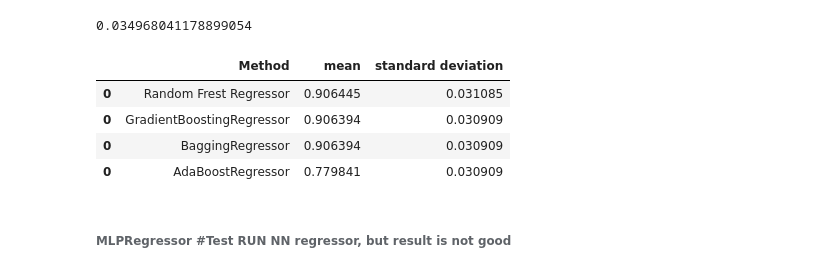
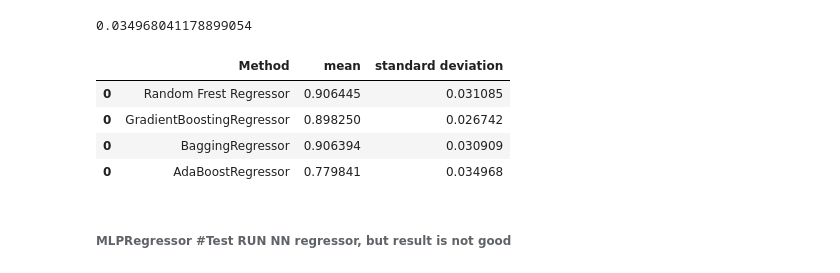
Before and after one commit to yuyetang/AIML, a Jupyter notebook: ConcreteCompressiveStrength.ipynb, the cells around one changed output. Saved outputs shown, nothing was run; the diff lists cells and outputs as text; code cells hidden in the pictures.

```diff
--- a/ConcreteCompressiveStrength.ipynb
+++ b/ConcreteCompressiveStrength.ipynb
@@ -985,7 +985,7 @@ resultsDf
 # %%
 from sklearn.ensemble import GradientBoostingRegressor
 gbR = GradientBoostingRegressor(n_estimators=100,random_state=1)
-gbRm=bg.fit(X_train, y_train)
+gbRm=gbR.fit(X_train, y_train)
 results_gbR = cross_val_score(gbRm,X, y, cv=kfold)
 results_gbR
 # %% [output]
@@ -1058,15 +1058,15 @@ results_ad.std()
 0.034968041178899054
 # %%
 tempResultsDf = pd.DataFrame({'Method':['AdaBoostRegressor'], 'mean': results_ad.mean(),
-                             'standard deviation':results_bg.std()})
+                             'standard deviation':results_ad.std()})
 resultsDf = pd.concat([resultsDf, tempResultsDf])
 resultsDf
 # %% [output]
 |  | Method | mean | standard deviation |
 | 0 | Random Frest Regressor | 0.906445 | 0.031085 |
-| 0 | GradientBoostingRegressor | 0.906394 | 0.030909 |
+| 0 | GradientBoostingRegressor | 0.898250 | 0.026742 |
 | 0 | BaggingRegressor | 0.906394 | 0.030909 |
-| 0 | AdaBoostRegressor | 0.779841 | 0.030909 |
+| 0 | AdaBoostRegressor | 0.779841 | 0.034968 |
 # %% [markdown]
 ###### MLPRegressor       #Test RUN NN regressor, but result is not good
 # %%
```
Also changed, not shown: parts of 12 cells of this notebook, 1 other file.
